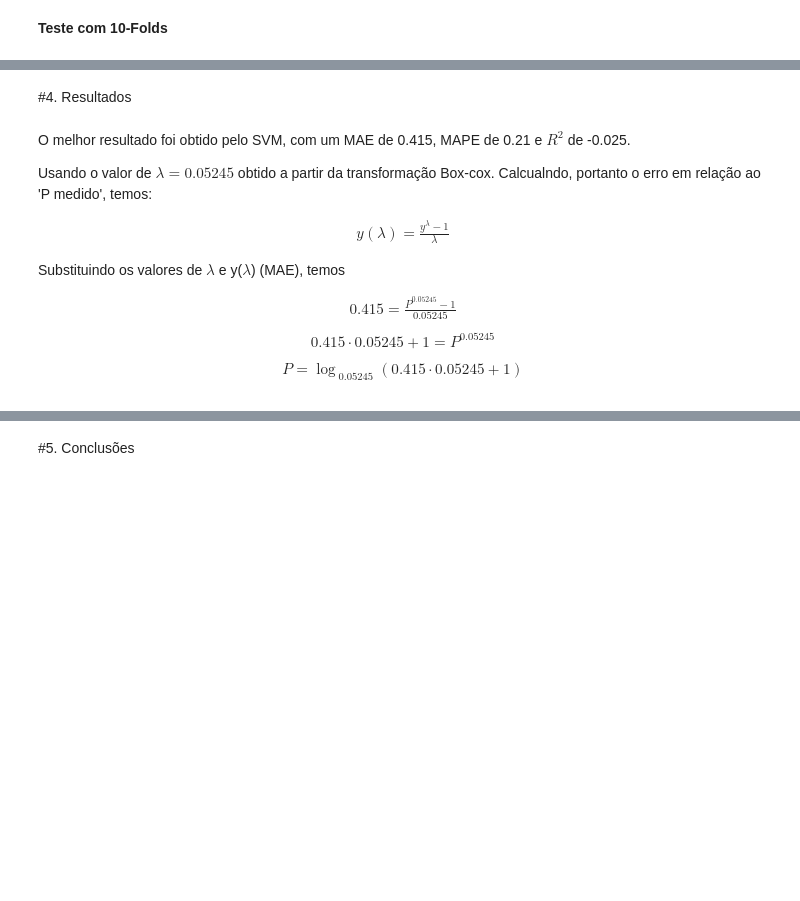
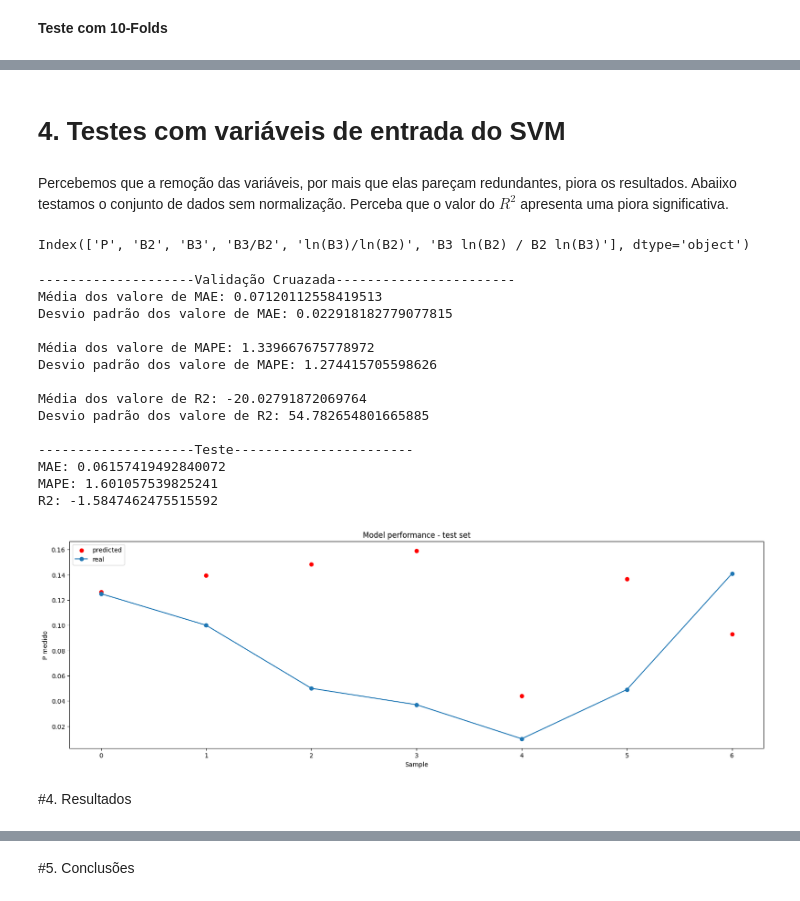
Before and after one commit to gabrie1-s/phosphorus_analysis, a Jupyter notebook: Analise_fosforo.ipynb, the cells around one changed output, grey strips where cells are left out. Drawn from its saved outputs; the diff is of its cells as text; code cells hidden in the pictures; blank space fills up the shorter version.

```diff
--- a/Analise_fosforo.ipynb
+++ b/Analise_fosforo.ipynb
@@ -378,13 +260,0 @@ aracoiaba = normalization(aracoiaba.copy(), apply_log=False, exponential=True, s
-# %%
-'''x_tr, y_tr = np.array(pentecoste[pentecoste.columns[0:2]]), np.array(pentecoste["P medido (mg/L)"])
-x_va, y_va = np.array(acarape[acarape.columns[0:2]]), np.array(acarape["P medido (mg/L)"])
-x_te, y_te = np.array(aracoiaba[aracoiaba.columns[0:2]]), np.array(aracoiaba["P medido (mg/L)"])
-
-x_tr = np.concatenate([x_tr, x_va])
-y_tr = np.concatenate([y_tr, y_va])
-del x_va, y_va
-
-x_tr = x_tr.astype('float64')
-y_tr = y_tr.astype('float64')
-x_te = x_te.astype('float64')
-y_te = y_te.astype('float64')'''
@@ -425,6 +293,7 @@ def train_test_model(model, x_tr, y_tr, x_te, y_te, folds=5):
   print("Desvio padrão dos valore de R2: " + str(std_r2) + "\n")
 
   print('--------------------Teste-----------------------')
+  model.fit(x_tr, y_tr)
   y_pred = model.predict(x_te)
   print("MAE: " + str(mean_absolute_error(y_te, y_pred)))
   print("MAPE: " + str(mean_absolute_percentage_error(y_te, y_pred)))
@@ -867,2 +644,33 @@ print("R2: " + str(r2_score(y_te, y_pred)))
+# %% [markdown]
+# 4. Testes com variáveis de entrada do SVM
+# %% [markdown]
+Percebemos que a remoção das variáveis, por mais que elas pareçam redundantes, piora os resultados. Abaiixo testamos o conjunto de dados sem normalização. Perceba que o valor do $R^2$ apresenta uma piora significativa.
+# %%
+dataset.columns
+# %% [output]
+Index(['P', 'B2', 'B3', 'B3/B2', 'ln(B3)/ln(B2)', 'B3 ln(B2) / B2 ln(B3)'], dtype='object')
+# %%
+data = dataset
+# %%
+x_tr, x_te, y_tr, y_te = train_test_split(data[data.columns[1:]], data[data.columns[0]], test_size=0.15, random_state=3)
+# %%
+svm_regressor = svm.SVR()
+train_test_model(svm_regressor, x_tr, y_tr, x_te, y_te, folds=10)
+# %% [output]
+--------------------Validação Cruazada-----------------------
+Média dos valore de MAE: 0.07120112558419513
+Desvio padrão dos valore de MAE: 0.022918182779077815
+
+Média dos valore de MAPE: 1.339667675778972
+Desvio padrão dos valore de MAPE: 1.274415705598626
+
+Média dos valore de R2: -20.02791872069764
+Desvio padrão dos valore de R2: 54.782654801665885
+
+--------------------Teste-----------------------
+MAE: 0.06157419492840072
+MAPE: 1.601057539825241
+R2: -1.5847462475515592
+[figure, added]
 # %% [markdown]
 #4. Resultados
@@ -873,16 +676,0 @@ R2: -0.0248688355671991
-# %% [markdown]
-O melhor resultado foi obtido pelo SVM, com um MAE de 0.415, MAPE de 0.21 e $R^2$ de -0.025.
-
-Usando o valor de $\lambda = 0.05245$ obtido a partir da transformação Box-cox. Calcualndo, portanto o erro em relação ao 'P medido', temos:
-
-\begin{gather}
-      y(\lambda) = \frac{y^\lambda - 1}{\lambda}
-\end{gather}
-
-Substituindo os valores de $\lambda$ e y($\lambda$) (MAE), temos
-
-\begin{gather}
-      0.415 = \frac{P^{0.05245} - 1}{0.05245}\\ \\
-      0.415 \cdot 0.05245 + 1 = P^{0.05245} \\ \\
-      P = \log_{ \; 0.05245}(0.415 \cdot 0.05245 + 1)
-\end{gather}
```
Also changed, not shown: parts of 116 cells of this notebook.
